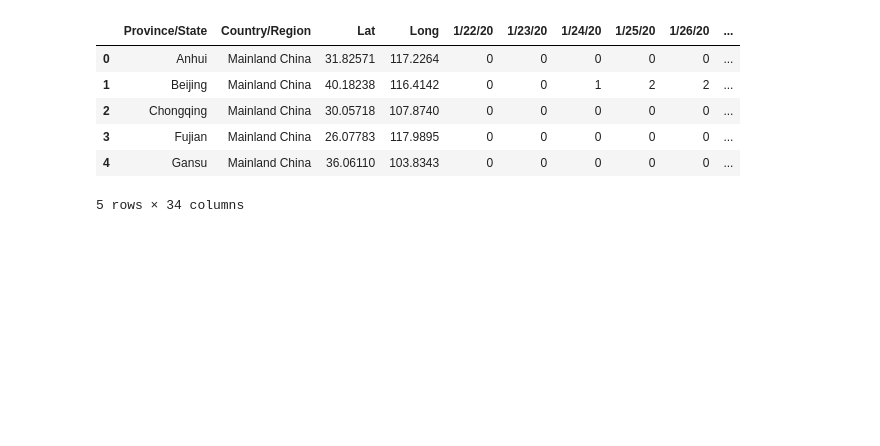
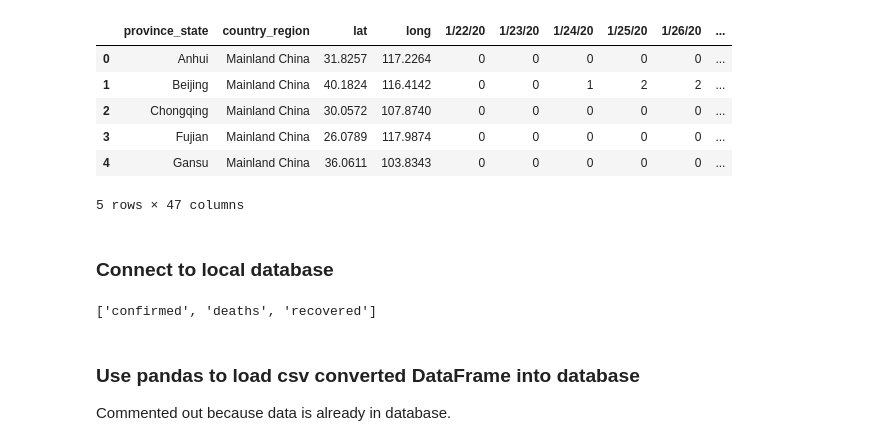
Before and after one commit to adodge88/Project2, a Jupyter notebook: Coronavirus.ipynb, the cells around one changed output. Drawn from its saved outputs; the diff is of its cells as text; code cells hidden in the pictures; blank space fills up the shorter version.

```diff
--- a/Coronavirus.ipynb
+++ b/Coronavirus.ipynb
@@ -32,14 +37,17 @@ deaths_df.head()
 # %%
-COVID19_recovered = "Resources/time_series_covid_19_recovered.csv"
+COVID19_recovered = "Resources/time_series_19-covid-Recovered.csv"
 recovered_df = pd.read_csv(COVID19_recovered)
 recovered_df = recovered_df.fillna(value="Null")
+recovered_df = recovered_df.rename(columns={'Province/State':'province_state','Country/Region':'country_region', 'Lat':'lat', 'Long':'long'})
 recovered_df.head()
 # print(len(recovered_df.index))
 # %% [output]
-|  | Province/State | Country/Region | Lat | Long | 1/22/20 | 1/23/20 | 1/24/20 | 1/25/20 | 1/26/20 | ... |
-| 0 | Anhui | Mainland China | 31.82571 | 117.2264 | 0 | 0 | 0 | 0 | 0 | ... |
-| 1 | Beijing | Mainland China | 40.18238 | 116.4142 | 0 | 0 | 1 | 2 | 2 | ... |
-| 2 | Chongqing | Mainland China | 30.05718 | 107.8740 | 0 | 0 | 0 | 0 | 0 | ... |
-| 3 | Fujian | Mainland China | 26.07783 | 117.9895 | 0 | 0 | 0 | 0 | 0 | ... |
-| 4 | Gansu | Mainland China | 36.06110 | 103.8343 | 0 | 0 | 0 | 0 | 0 | ... |
+|  | province_state | country_region | lat | long | 1/22/20 | 1/23/20 | 1/24/20 | 1/25/20 | 1/26/20 | ... |
+| 0 | Anhui | Mainland China | 31.8257 | 117.2264 | 0 | 0 | 0 | 0 | 0 | ... |
+| 1 | Beijing | Mainland China | 40.1824 | 116.4142 | 0 | 0 | 1 | 2 | 2 | ... |
+| 2 | Chongqing | Mainland China | 30.0572 | 107.8740 | 0 | 0 | 0 | 0 | 0 | ... |
+| 3 | Fujian | Mainland China | 26.0789 | 117.9874 | 0 | 0 | 0 | 0 | 0 | ... |
+| 4 | Gansu | Mainland China | 36.0611 | 103.8343 | 0 | 0 | 0 | 0 | 0 | ... |
-5 rows × 34 columns
+5 rows × 47 columns
+# %% [markdown]
+### Connect to local database
@@ -45,0 +57,7 @@ recovered_df.head()
+# %%
+engine.table_names()
+# %% [output]
+['confirmed', 'deaths', 'recovered']
+# %% [markdown]
+### Use pandas to load csv converted DataFrame into database
+Commented out because data is already in database.
```
Also changed, not shown: parts of 11 cells of this notebook, 11 other files.
